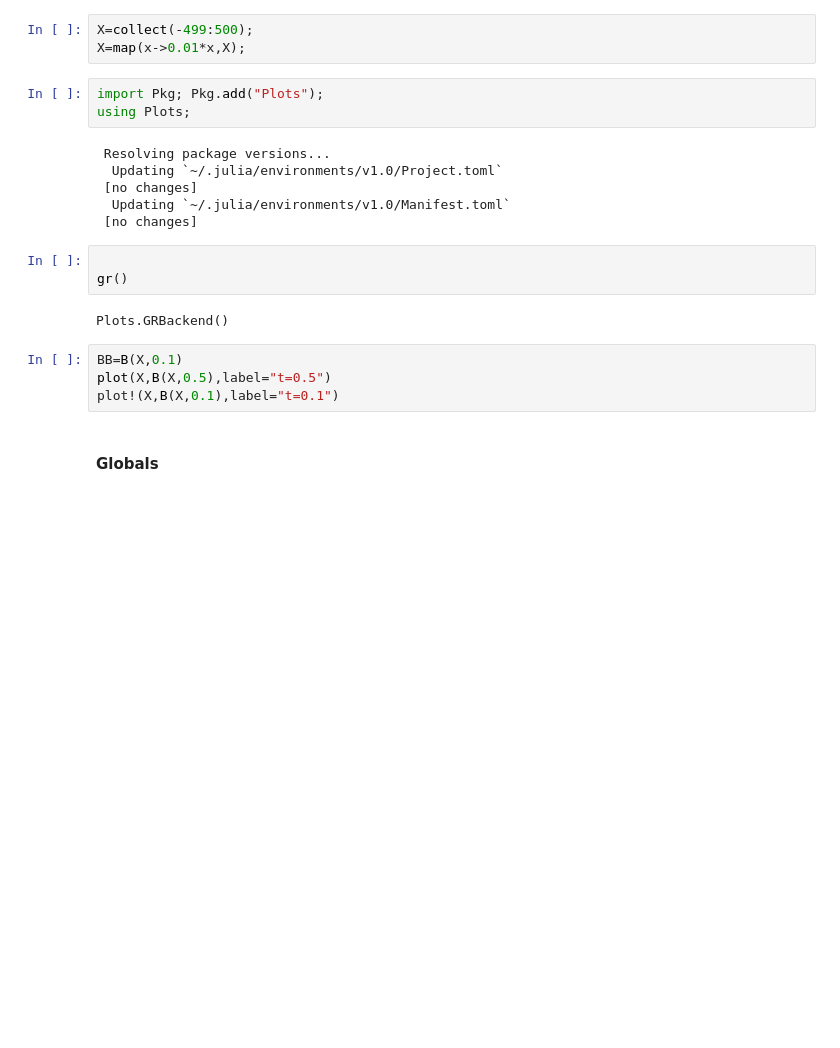
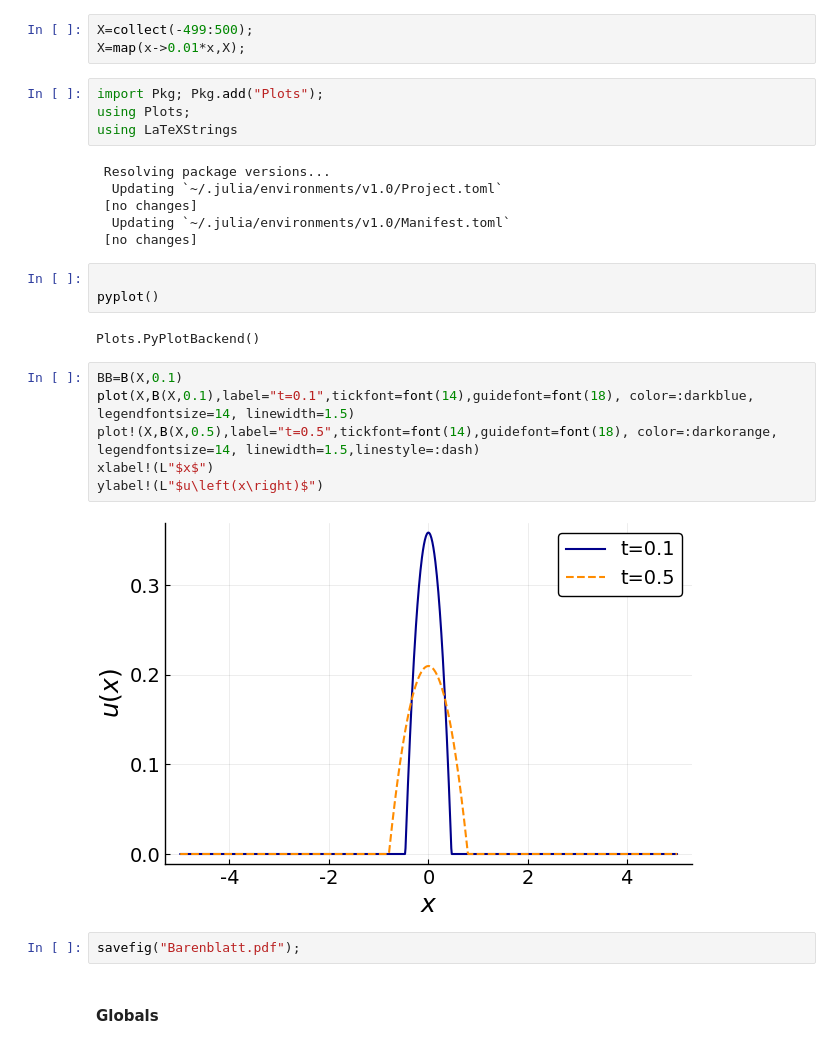
Before and after one commit to FLovascio/Tests, a Jupyter notebook: Barenblatt.ipynb, the cells around one changed output. Cells and saved outputs as stored; diff of their text form; blank space fills up the shorter version.

```diff
--- a/Barenblatt.ipynb
+++ b/Barenblatt.ipynb
@@ -28,6 +28,7 @@ X=map(x->0.01*x,X);
 # %%
 import Pkg; Pkg.add("Plots");
 using Plots;
+using LaTeXStrings
 # %% [output]
  Resolving package versions...
   Updating `~/.julia/environments/v1.0/Project.toml`
@@ -36,13 +37,19 @@ using Plots;
  [no changes]
 # %%
 
-gr()
+pyplot()
 # %% [output]
-Plots.GRBackend()
+Plots.PyPlotBackend()
 # %%
 BB=B(X,0.1)
-plot(X,B(X,0.5),label="t=0.5")
-plot!(X,B(X,0.1),label="t=0.1")
+plot(X,B(X,0.1),label="t=0.1",tickfont=font(14),guidefont=font(18), color=:darkblue, legendfontsize=14, linewidth=1.5)
+plot!(X,B(X,0.5),label="t=0.5",tickfont=font(14),guidefont=font(18), color=:darkorange, legendfontsize=14, linewidth=1.5,linestyle=:dash)
+xlabel!(L"$x$")
+ylabel!(L"$u\left(x\right)$")
+# %% [output]
+[figure, added]
+# %%
+savefig("Barenblatt.pdf");
 # %% [markdown]
 #### Globals
 # %%
```
Also changed, not shown: 1 other file.
